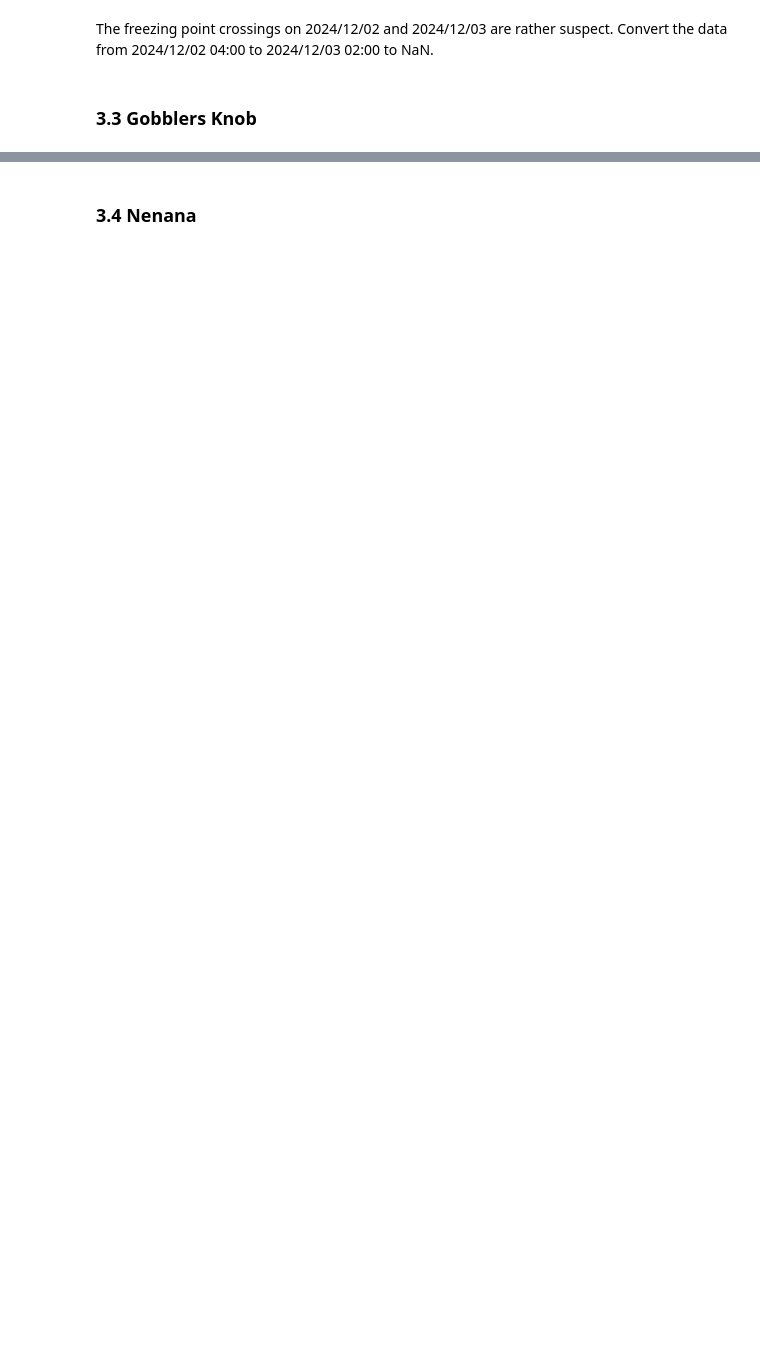
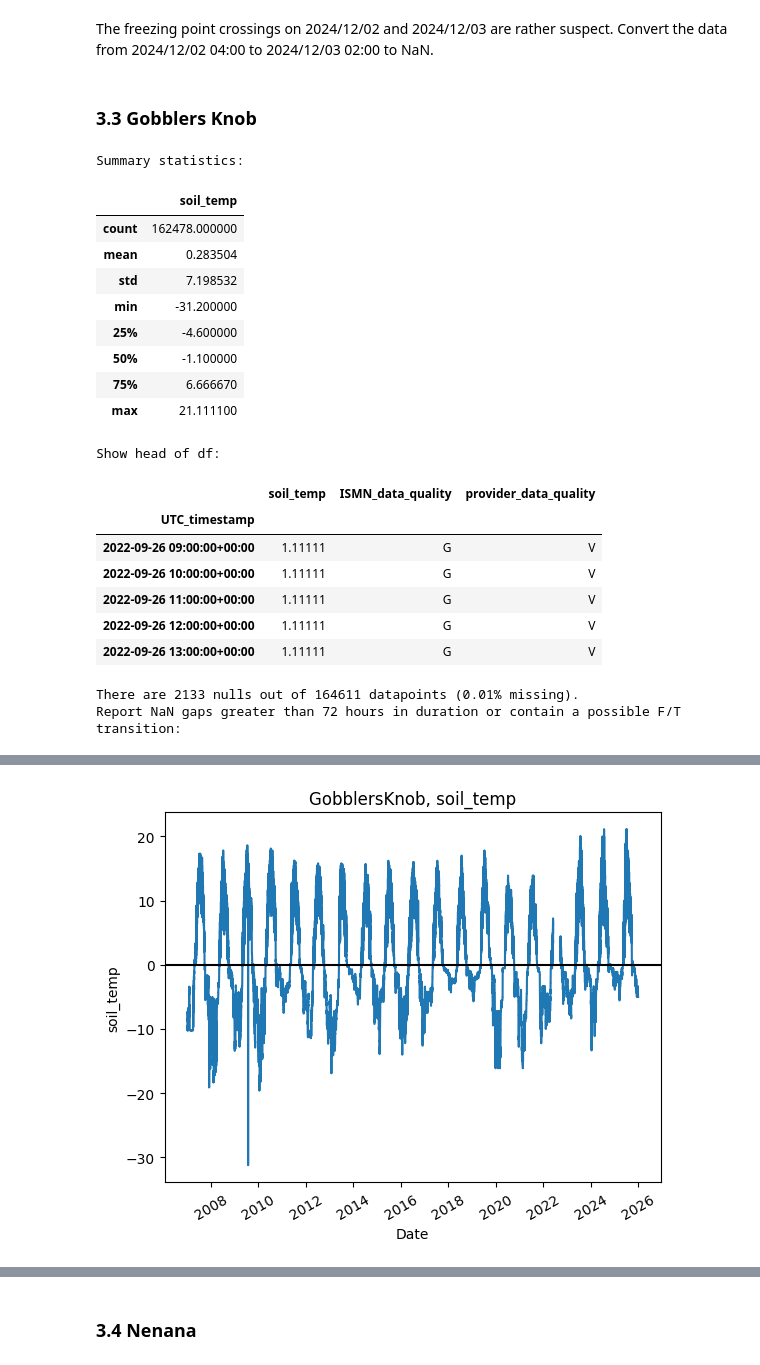
Before and after one commit to gerezk/freeze-thaw-soil-prediction, a Jupyter notebook: notebooks/ISMN_data_cleaning.ipynb, the cells around one changed output, grey strips where cells are left out. Saved outputs shown, nothing was run; the diff lists cells and outputs as text; code cells hidden in the pictures; blank space fills up the shorter version.

```diff
--- a/notebooks/ISMN_data_cleaning.ipynb
+++ b/notebooks/ISMN_data_cleaning.ipynb
@@ -195,13 +261,31 @@ jamestown_df.to_csv(cleaned_data_path / f'{str(dir_jamestown)}_{short_variable}_
 # %% [markdown]
 ### 3.3 Gobblers Knob
 # %%
-# preprocess data
-gobblers_knob_df = utils.collect_data(raw_data_path / dir_gobblers_knob, max_depth, short_variable, long_variable)
-gobblers_knob_df = utils.create_timestamp_col(gobblers_knob_df)
-gobblers_knob_df = utils.convert_nan(gobblers_knob_df, long_variable)
+gobblers_knob_df = soil_temp_data_cleaning(data_path=raw_data_path / dir_gobblers_knob,
+                                           depth=max_depth,
+                                           short_feature=short_variable,
+                                           long_feature=long_variable,
+                                           temp_threshold=threshold)
 
-# convert outlier spikes/drops to nan
-gobblers_knob_df_outliers = utils.find_outlier_spikes(gobblers_knob_df, long_variable, threshold)
-gobblers_knob_df = utils.make_nan_indices(gobblers_knob_df, long_variable, gobblers_knob_df_outliers)
-
-gobblers_knob_df.describe()
+soil_temp_data_reporting(gobblers_knob_df, long_feature=long_variable, station_name=str(dir_gobblers_knob))
+# %% [output]
+Summary statistics:
+|  | soil_temp |
+| count | 162478.000000 |
+| mean | 0.283504 |
+| std | 7.198532 |
+| min | -31.200000 |
+| 25% | -4.600000 |
+| 50% | -1.100000 |
+| 75% | 6.666670 |
+| max | 21.111100 |
+Show head of df:
+|  | soil_temp | ISMN_data_quality | provider_data_quality |
+| UTC_timestamp |  |  |  |
+| 2022-09-26 09:00:00+00:00 | 1.11111 | G | V |
+| 2022-09-26 10:00:00+00:00 | 1.11111 | G | V |
+| 2022-09-26 11:00:00+00:00 | 1.11111 | G | V |
+| 2022-09-26 12:00:00+00:00 | 1.11111 | G | V |
+| 2022-09-26 13:00:00+00:00 | 1.11111 | G | V |
+There are 2133 nulls out of 164611 datapoints (0.01% missing).
+Report NaN gaps greater than 72 hours in duration or contain a possible F/T transition:
@@ -207,0 +295 @@ gobblers_knob_df.describe()
+[figure, added]
```
Also changed, not shown: parts of 78 cells of this notebook, 1 other file.
